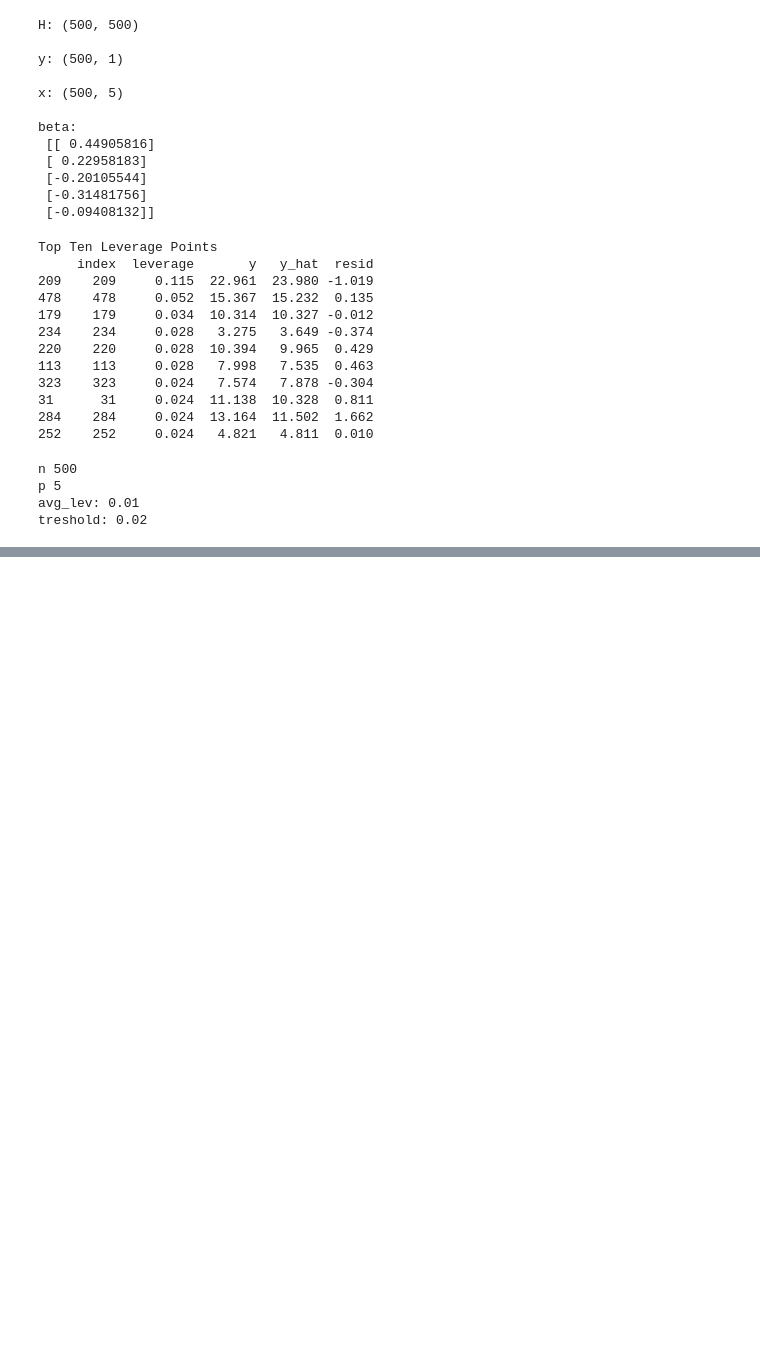
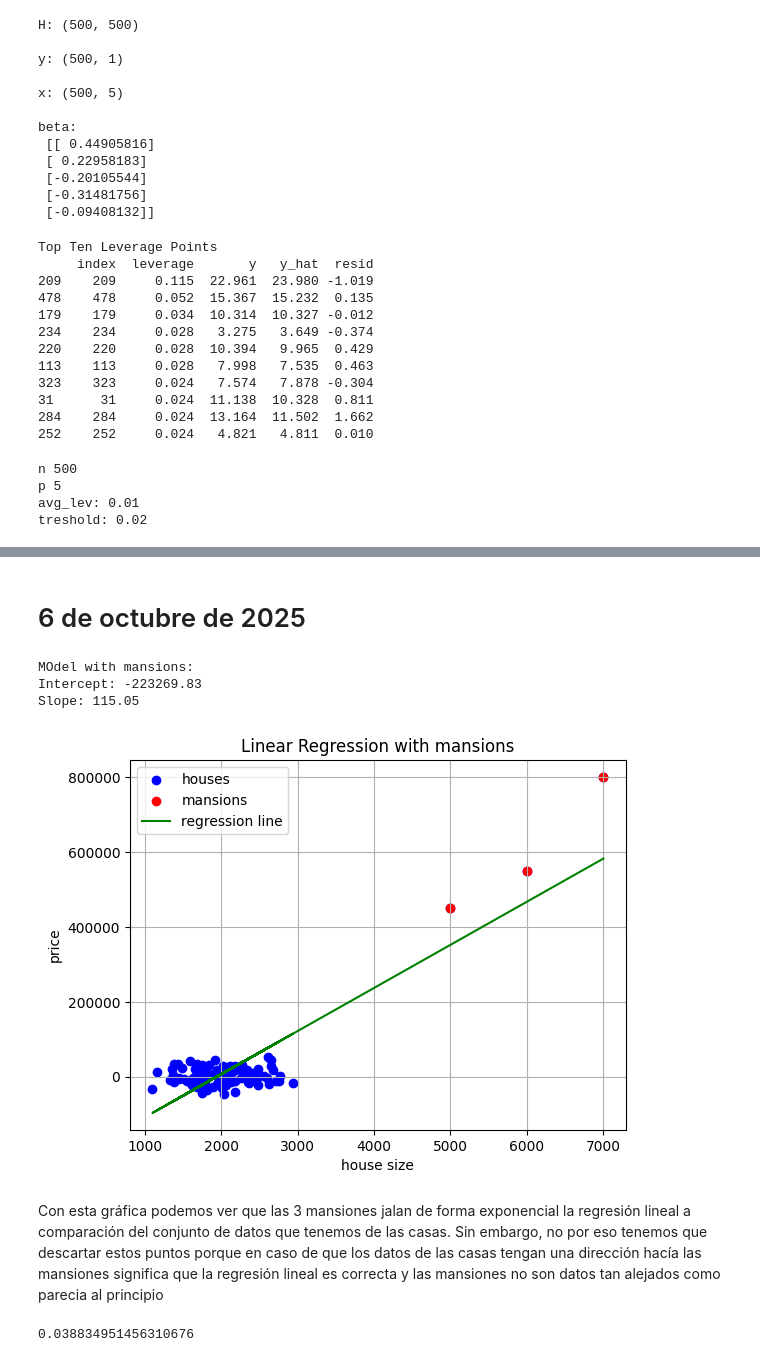
Before and after one commit to WilfridoTA/AdvancedAI_Python-Stats, a Jupyter notebook: Parte_2/Multivariate_analysis.ipynb, the cells around one changed output, grey strips where cells are left out. Saved outputs shown, nothing was run; the diff lists cells and outputs as text; code cells hidden in the pictures; blank space fills up the shorter version.

```diff
--- a/Parte_2/Multivariate_analysis.ipynb
+++ b/Parte_2/Multivariate_analysis.ipynb
@@ -196,0 +197,2 @@ plt.show
+# %% [markdown]
+# 6 de octubre de 2025
@@ -196,0 +201,54 @@ plt.show
+# %%
+# Generate synthetic data
+np.random.seed()
+
+#Normal house
+house_size = np.random.normal(2000, 400, 100)
+house_price = 100 + 0.5 * house_size + np.random.normal(0, 20000, 100)
+
+#Mansions
+house_size = np.append(house_size, [5000, 6000, 7000]) #Con el append agregamos la información nueva junto con la que ya teníamos
+house_price = np.append(house_price, [450_000, 550_000, 800_000])
+
+#Fit a linear model
+X = sm.add_constant(house_size)
+model = sm.OLS(house_price, X).fit() #OLS - Ordinary Linear Square
+# %%
+#Printing model parameter
+print("MOdel with mansions:")
+print(f"Intercept: {model.params[0]:.2f}")
+print(f"Slope: {model.params[1]:.2f}")
+# %% [output]
+MOdel with mansions:
+Intercept: -223269.83
+Slope: 115.05
+# %%
+#plot the data
+plt.figure()
+plt.scatter(house_size, house_price, label='houses', color='b')
+plt.scatter(house_size[-3:], house_price[-3:], label='mansions', color='r') #Tomar ultimos 3 puntos agregados
+plt.plot(house_size, model.params[0] + model.params[1] * house_size, color='g', label='regression line')
+plt.legend()
+plt.title("Linear Regression with mansions")
+plt.xlabel("house size")
+plt.ylabel("price")
+plt.grid(True)
+plt.show()
+# %% [output]
+[figure, added]
+# %% [markdown]
+Con esta gráfica podemos ver que las 3 mansiones jalan de forma exponencial la regresión lineal a comparación del conjunto de datos que tenemos de las casas. Sin embargo, no por eso tenemos que descartar estos puntos porque en caso de que los datos de las casas tengan una dirección hacía las mansiones significa que la regresión lineal es correcta y las mansiones no son datos tan alejados como parecia al principio
+# %%
+#Get the leverage points
+influence = model.get_influence()
+leverage = influence.hat_matrix_diag
+residuals = model.resid
+
+#Threshold
+n = len(house_size)
+p = X.shape[1]
+avg_lev = p/n
+threshold = 2 * avg_lev
+print(threshold)
+# %% [output]
+0.038834951456310676
```
Also changed, not shown: parts of 3 cells of this notebook.
